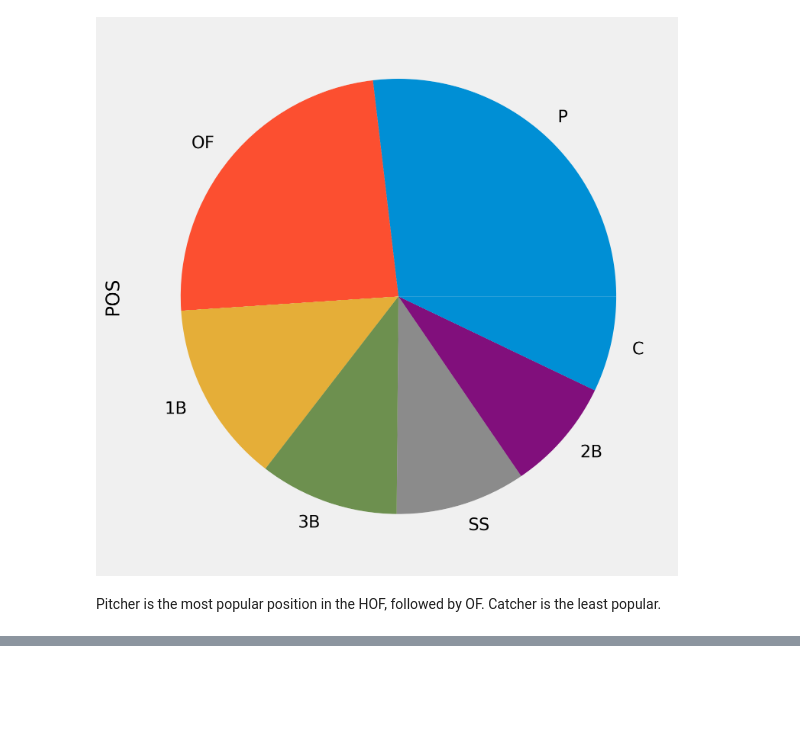
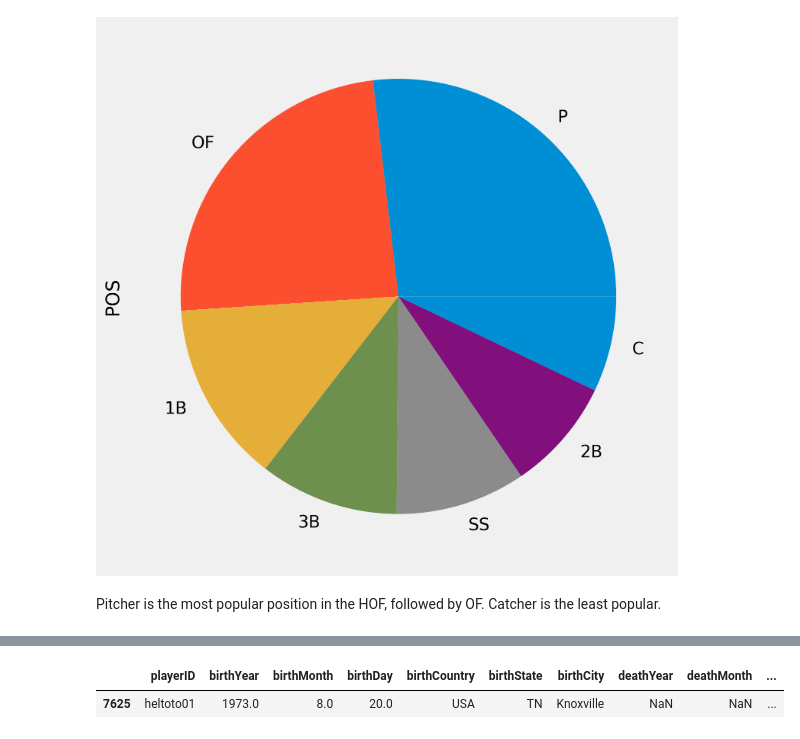
Before and after one commit to kennethn/baseball-statistics, a Jupyter notebook: Baseball.ipynb, the cells around one changed output, grey strips where cells are left out. Cells and saved outputs as stored; diff of their text form; code cells hidden in the pictures; blank space fills up the shorter version.

```diff
--- a/Baseball.ipynb
+++ b/Baseball.ipynb
@@ -625,0 +780,5 @@ Pitcher is the most popular position in the HOF, followed by OF. Catcher is the
+# %%
+people[people['playerID'] == 'heltoto01']
+# %% [output]
+|  | playerID | birthYear | birthMonth | birthDay | birthCountry | birthState | birthCity | deathYear | deathMonth | ... |
+| 7625 | heltoto01 | 1973.0 | 8.0 | 20.0 | USA | TN | Knoxville | NaN | NaN | ... |
```
Also changed, not shown: parts of 19 cells of this notebook.
